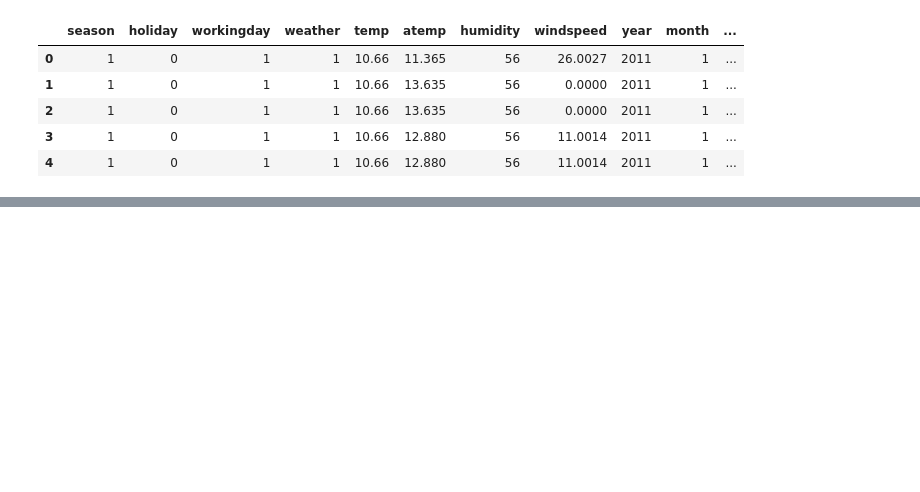
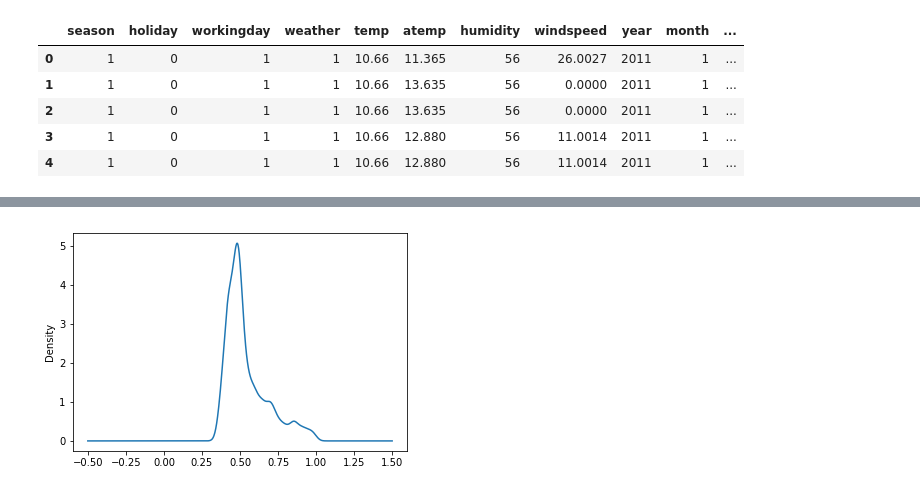
Before and after one commit to xtrmstep/bike-sharing-demand-exercise, a Jupyter notebook: bike-sharing-features.ipynb, the cells around one changed output, grey strips where cells are left out. Drawn from its saved outputs; the diff is of its cells as text; code cells hidden in the pictures; blank space fills up the shorter version.

Commit message:
ANalysis of Kaggle scores

```diff
--- a/bike-sharing-features.ipynb
+++ b/bike-sharing-features.ipynb
@@ -216,3 +216,6 @@ result_df[['datetime','count']].head()
 | 4 | 2011-01-20 04:00:00 | 1 |
 # %%
 result_df[['datetime','count']].to_csv('bsd_submission.csv', index=False)
+# %%
+lb = pd.read_csv('publicleaderboarddata/bike-sharing-demand-publicleaderboard.csv')
+lb.head()
@@ -218,0 +229,13 @@ result_df[['datetime','count']].to_csv('bsd_submission.csv', index=False)
+# %%
+import numpy as np
+import matplotlib.pylab as plt
+
+in1scores = lb[lb['Score']<1]
+
+print("max",in1scores['Score'].max())
+print("min",in1scores['Score'].min())
+
+d = in1scores.reset_index().reset_index()
+d['index'] = d['level_0']
+del(d['level_0'])
+d.set_index('index')
@@ -218,0 +264,5 @@ result_df[['datetime','count']].to_csv('bsd_submission.csv', index=False)
+# %%
+d['Score'].plot.kde()
+plt.show()
+# %% [output]
+[figure, added]
```
Also changed, not shown: parts of 7 cells of this notebook, 4 other files.
